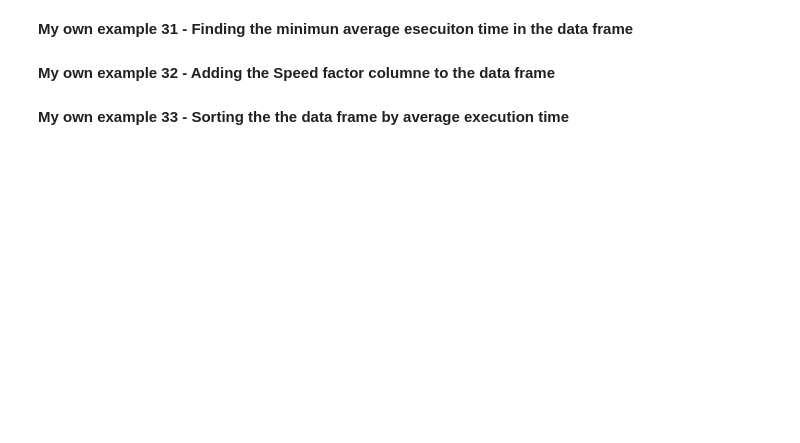
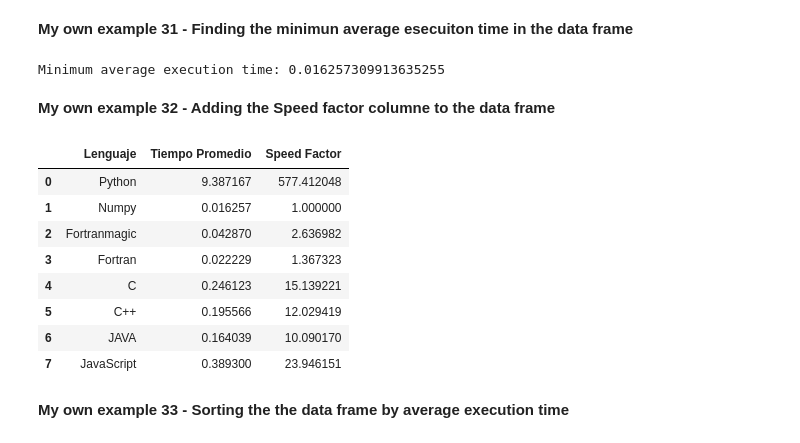
Before and after one commit to lpedraoss/MetNumUN2024I, a Jupyter notebook: Laboratorio2/lpedraos_Gr3_Lab2.ipynb, the cells around one changed output. Drawn from its saved outputs; the diff is of its cells as text; code cells hidden in the pictures; blank space fills up the shorter version.

```diff
--- a/Laboratorio2/lpedraos_Lab2.ipynb
+++ b/Laboratorio2/lpedraos_Gr3_Lab2.ipynb
@@ -813,0 +995,8 @@ df
+# %%
+# Crear una lista con los datos para el DataFrame
+data.append({'Lenguaje': 'JAVA', 'Tiempo Promedio': average_execution_java })
+
+# Crear el DataFrame a partir de la lista de datos
+df = pd.DataFrame(data)
+print('-------------------------------------------')
+df
@@ -818,2 +1088,9 @@ df
 # %% [markdown]
 **My own example 30 - Adding Javascript average execution time to the data frame**
+# %%
+# Crear una lista con los datos para el DataFrame
+data.append({'Lenguaje': 'JavaScript', 'Tiempo Promedio': average_execution_JS })
+
+# Crear el DataFrame a partir de la lista de datos
+df = pd.DataFrame(data)
+df
@@ -820,6 +1107,39 @@ df
 # %% [markdown]
 **My own example 31 - Finding the minimun average esecuiton time in the data frame**
+# %%
+import pandas as pd
+# Create the DataFrame
+df = pd.DataFrame(data)
+
+# Find the minimum average execution time
+minimum_average_time = df['Tiempo Promedio'].min()
+
+# Print the minimum average time
+print("Minimum average execution time:", minimum_average_time)
+# %% [output]
+Minimum average execution time: 0.016257309913635255
 # %% [markdown]
 **My own example 32 - Adding the Speed factor columne to the data frame**
+# %%
+
+
+# Calcular el "speed factor" dividiendo cada valor por el valor mínimo
+df['Speed Factor'] = df['Tiempo Promedio']/minimum_average_time
+
+
+
+# Reiniciar el índice del DataFrame
+df = df.reset_index(drop=True)
+df
+# %% [output]
+|  | Lenguaje | Tiempo Promedio | Speed Factor |
+| 0 | Python | 9.387167 | 577.412048 |
+| 1 | Numpy | 0.016257 | 1.000000 |
+| 2 | Fortranmagic | 0.042870 | 2.636982 |
+| 3 | Fortran | 0.022229 | 1.367323 |
+| 4 | C | 0.246123 | 15.139221 |
+| 5 | C++ | 0.195566 | 12.029419 |
+| 6 | JAVA | 0.164039 | 10.090170 |
+| 7 | JavaScript | 0.389300 | 23.946151 |
 # %% [markdown]
 **My own example 33 - Sorting the the data frame by average execution time**
```
Also changed, not shown: parts of 48 cells of this notebook.
